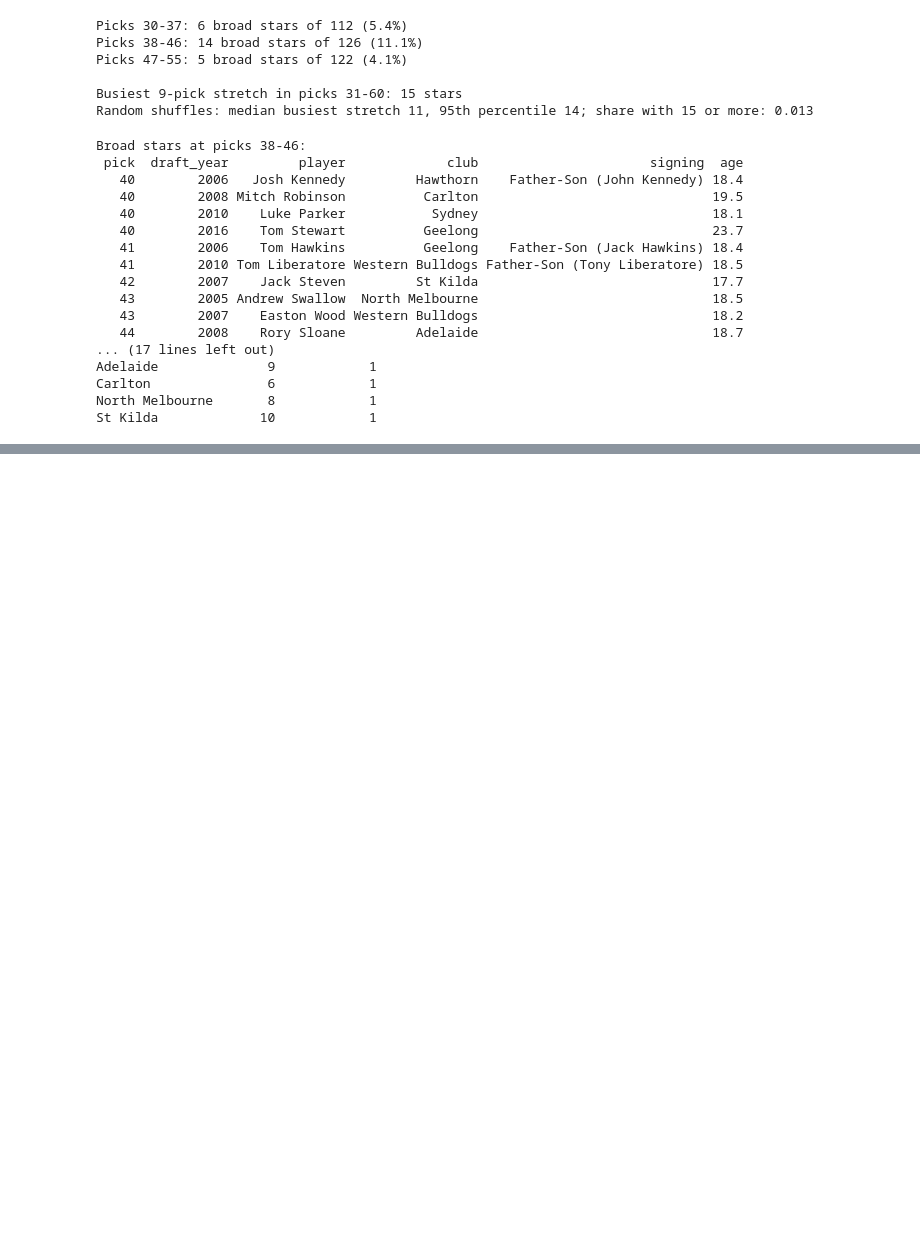
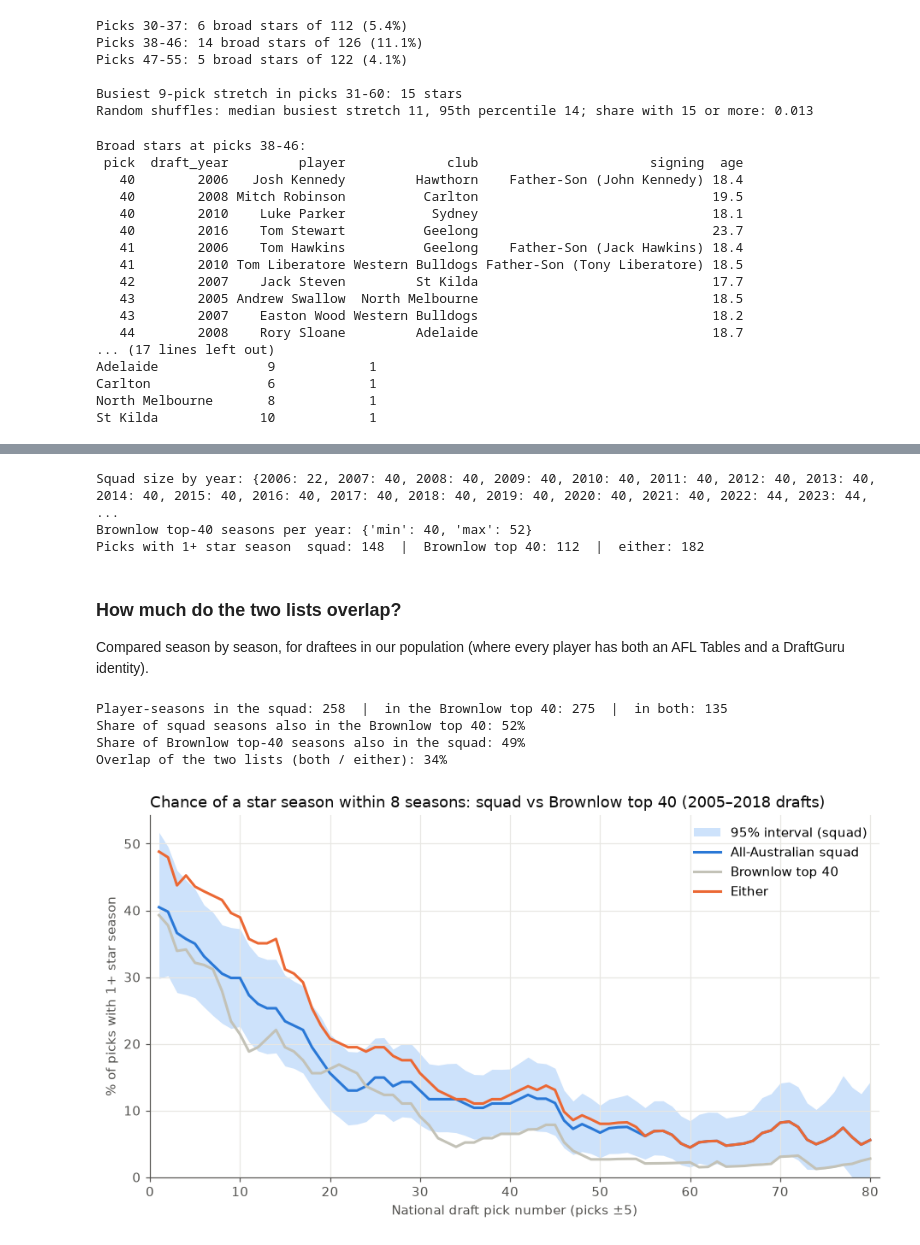
Before and after one commit to pete1729/afl-analytics, a Jupyter notebook: notebooks/06_where_stars_come_from.ipynb, the cells around one changed output, grey strips where cells are left out. Drawn from its saved outputs; the diff is of its cells as text; code cells hidden in the pictures; blank space fills up the shorter version.

```diff
--- a/notebooks/06_where_stars_come_from.ipynb
+++ b/notebooks/06_where_stars_come_from.ipynb
@@ -833,0 +848,70 @@ St Kilda             10            1
+# %%
+squad = all_australian_squad(2006, 2026)
+print("Squad size by year:", squad.groupby("year").size().to_dict())
+
+# Squad seasons in each pick's window (joined on DraftGuru URL)
+squad_hits = (picks[["draftguru_url", "draft_year"]].reset_index()
+              .merge(squad[["draftguru_url", "year"]], on="draftguru_url"))
+squad_hits = squad_hits[(squad_hits["year"] > squad_hits["draft_year"])
+                        & (squad_hits["year"] <= squad_hits["draft_year"] + 8)]
+squad_hits = squad_hits.rename(columns={"year": "season"})[["index", "season"]].drop_duplicates()
+
+# Brownlow top-40 seasons in each pick's window (joined on AFL Tables URL)
+top40 = votes.assign(rank40=votes.groupby("season")["brownlow_votes"].rank(ascending=False, method="min"))
+top40 = top40[top40["rank40"] <= 40]
+b40_hits = picks[["afltables_url", "draft_year"]].reset_index().merge(top40, on="afltables_url")
+b40_hits = b40_hits[(b40_hits["season"] > b40_hits["draft_year"])
+                    & (b40_hits["season"] <= b40_hits["draft_year"] + 8)][["index", "season"]]
+
+either_hits = pd.concat([squad_hits, b40_hits]).drop_duplicates()
+for col, hits in [("squad", squad_hits), ("b40", b40_hits), ("either40", either_hits)]:
+    counts = hits.groupby("index").size().reindex(picks.index, fill_value=0)
+    picks[f"{col}_star"] = (counts >= 1).astype(float)
+    picks[f"{col}_star_2plus"] = (counts >= 2).astype(float)
+
+print(f"Brownlow top-40 seasons per year: {top40.groupby('season').size().agg(['min', 'max']).to_dict()}")
+print(f"Picks with 1+ star season  squad: {int(picks['squad_star'].sum())}  |  "
+      f"Brownlow top 40: {int(picks['b40_star'].sum())}  |  either: {int(picks['either40_star'].sum())}")
+# %% [output]
+Squad size by year: {2006: 22, 2007: 40, 2008: 40, 2009: 40, 2010: 40, 2011: 40, 2012: 40, 2013: 40, 2014: 40, 2015: 40, 2016: 40, 2017: 40, 2018: 40, 2019: 40, 2020: 40, 2021: 40, 2022: 44, 2023: 44, ...
+Brownlow top-40 seasons per year: {'min': 40, 'max': 52}
+Picks with 1+ star season  squad: 148  |  Brownlow top 40: 112  |  either: 182
+# %% [markdown]
+### How much do the two lists overlap?
+
+Compared season by season, for draftees in our population (where every player
+has both an AFL Tables and a DraftGuru identity).
+# %%
+sq_set = set(map(tuple, squad_hits.to_numpy()))
+b40_set = set(map(tuple, b40_hits.to_numpy()))
+both = sq_set & b40_set
+print(f"Player-seasons in the squad: {len(sq_set)}  |  in the Brownlow top 40: {len(b40_set)}  |  in both: {len(both)}")
+print(f"Share of squad seasons also in the Brownlow top 40: {len(both) / len(sq_set):.0%}")
+print(f"Share of Brownlow top-40 seasons also in the squad: {len(both) / len(b40_set):.0%}")
+print(f"Overlap of the two lists (both / either): {len(both) / len(sq_set | b40_set):.0%}")
+# %% [output]
+Player-seasons in the squad: 258  |  in the Brownlow top 40: 275  |  in both: 135
+Share of squad seasons also in the Brownlow top 40: 52%
+Share of Brownlow top-40 seasons also in the squad: 49%
+Overlap of the two lists (both / either): 34%
+# %%
+squad_curve = curve_with_band("squad_star")
+b40_curve = curve(picks["pick"].to_numpy(), picks["b40_star"].to_numpy())
+either40_curve = curve(picks["pick"].to_numpy(), picks["either40_star"].to_numpy())
+
+fig, ax = plt.subplots(figsize=(10, 5))
+ax.fill_between(PICKS, squad_curve[1] * 100, squad_curve[2] * 100, color=BLUE_BAND, linewidth=0,
+                label="95% interval (squad)")
+ax.plot(PICKS, squad_curve[0] * 100, color=BLUE, linewidth=2, label="All-Australian squad")
+ax.plot(PICKS, b40_curve * 100, color=GREY, linewidth=2, label="Brownlow top 40")
+ax.plot(PICKS, either40_curve * 100, color=ORANGE, linewidth=2, label="Either")
+ax.set_xlim(0, 81)
+ax.set_ylim(bottom=0)
+ax.set_xlabel("National draft pick number (picks ±5)")
+ax.set_ylabel("% of picks with 1+ star season")
+ax.set_title("Chance of a star season within 8 seasons: squad vs Brownlow top 40 (2005–2018 drafts)",
+             loc="left", color=TITLE)
+ax.legend(frameon=False, loc="upper right")
+plt.show()
+# %% [output]
+[figure, added]
```
Also changed, not shown: parts of 6 cells of this notebook, 1 other file.
